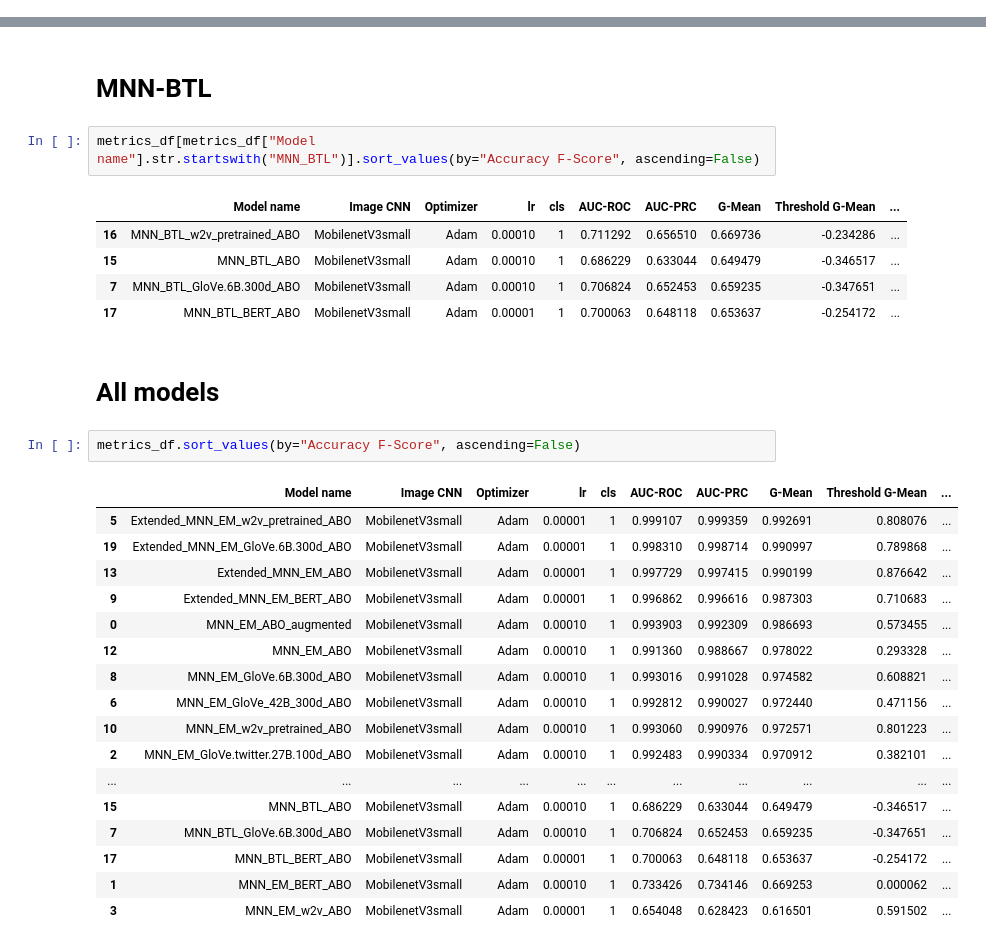
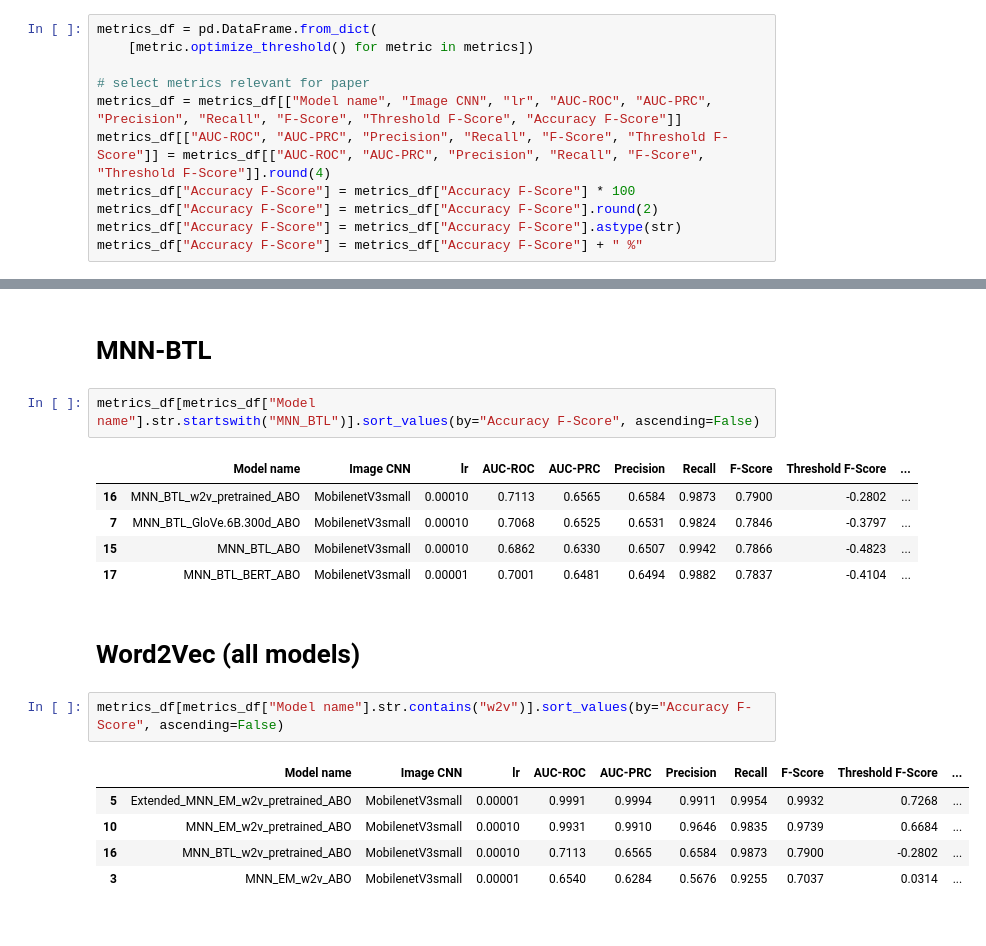
Before and after one commit to slacrum/multimodal_product_matching, a Jupyter notebook: notebooks/visualize_results_amazon.ipynb, the cells around one changed output, grey strips where cells are left out. Cells and saved outputs as stored; diff of their text form.

Commit message:
Refine visualization of results Added filtered results for each model

```diff
--- a/notebooks/visualize_results_amazon.ipynb
+++ b/notebooks/visualize_results_amazon.ipynb
@@ -94,0 +92,11 @@ metrics_df = pd.DataFrame.from_dict(
+# %%
+metrics_df = pd.DataFrame.from_dict(
+    [metric.optimize_threshold() for metric in metrics])
+
+# select metrics relevant for paper
+metrics_df = metrics_df[["Model name", "Image CNN", "lr", "AUC-ROC", "AUC-PRC", "Precision", "Recall", "F-Score", "Threshold F-Score", "Accuracy F-Score"]]
+metrics_df[["AUC-ROC", "AUC-PRC", "Precision", "Recall", "F-Score", "Threshold F-Score"]] = metrics_df[["AUC-ROC", "AUC-PRC", "Precision", "Recall", "F-Score", "Threshold F-Score"]].round(4)
+metrics_df["Accuracy F-Score"] = metrics_df["Accuracy F-Score"] * 100
+metrics_df["Accuracy F-Score"] = metrics_df["Accuracy F-Score"].round(2)
+metrics_df["Accuracy F-Score"] = metrics_df["Accuracy F-Score"].astype(str)
+metrics_df["Accuracy F-Score"] = metrics_df["Accuracy F-Score"] + " %"
@@ -125,30 +155,18 @@ metrics_df[metrics_df["Model name"].str.startswith("Extended_MNN_EM")].sort_valu
 # %%
 metrics_df[metrics_df["Model name"].str.startswith("MNN_BTL")].sort_values(by="Accuracy F-Score", ascending=False)
 # %% [output]
-|  | Model name | Image CNN | Optimizer | lr | cls | AUC-ROC | AUC-PRC | G-Mean | Threshold G-Mean | ... |
-| 16 | MNN_BTL_w2v_pretrained_ABO | MobilenetV3small | Adam | 0.00010 | 1 | 0.711292 | 0.656510 | 0.669736 | -0.234286 | ... |
-| 15 | MNN_BTL_ABO | MobilenetV3small | Adam | 0.00010 | 1 | 0.686229 | 0.633044 | 0.649479 | -0.346517 | ... |
-| 7 | MNN_BTL_GloVe.6B.300d_ABO | MobilenetV3small | Adam | 0.00010 | 1 | 0.706824 | 0.652453 | 0.659235 | -0.347651 | ... |
-| 17 | MNN_BTL_BERT_ABO | MobilenetV3small | Adam | 0.00001 | 1 | 0.700063 | 0.648118 | 0.653637 | -0.254172 | ... |
+|  | Model name | Image CNN | lr | AUC-ROC | AUC-PRC | Precision | Recall | F-Score | Threshold F-Score | ... |
+| 16 | MNN_BTL_w2v_pretrained_ABO | MobilenetV3small | 0.00010 | 0.7113 | 0.6565 | 0.6584 | 0.9873 | 0.7900 | -0.2802 | ... |
+| 7 | MNN_BTL_GloVe.6B.300d_ABO | MobilenetV3small | 0.00010 | 0.7068 | 0.6525 | 0.6531 | 0.9824 | 0.7846 | -0.3797 | ... |
+| 15 | MNN_BTL_ABO | MobilenetV3small | 0.00010 | 0.6862 | 0.6330 | 0.6507 | 0.9942 | 0.7866 | -0.4823 | ... |
+| 17 | MNN_BTL_BERT_ABO | MobilenetV3small | 0.00001 | 0.7001 | 0.6481 | 0.6494 | 0.9882 | 0.7837 | -0.4104 | ... |
 # %% [markdown]
-# All models
+# Word2Vec (all models)
 # %%
-metrics_df.sort_values(by="Accuracy F-Score", ascending=False)
+metrics_df[metrics_df["Model name"].str.contains("w2v")].sort_values(by="Accuracy F-Score", ascending=False)
 # %% [output]
-|  | Model name | Image CNN | Optimizer | lr | cls | AUC-ROC | AUC-PRC | G-Mean | Threshold G-Mean | ... |
-| 5 | Extended_MNN_EM_w2v_pretrained_ABO | MobilenetV3small | Adam | 0.00001 | 1 | 0.999107 | 0.999359 | 0.992691 | 0.808076 | ... |
-| 19 | Extended_MNN_EM_GloVe.6B.300d_ABO | MobilenetV3small | Adam | 0.00001 | 1 | 0.998310 | 0.998714 | 0.990997 | 0.789868 | ... |
-| 13 | Extended_MNN_EM_ABO | MobilenetV3small | Adam | 0.00001 | 1 | 0.997729 | 0.997415 | 0.990199 | 0.876642 | ... |
-| 9 | Extended_MNN_EM_BERT_ABO | MobilenetV3small | Adam | 0.00001 | 1 | 0.996862 | 0.996616 | 0.987303 | 0.710683 | ... |
-| 0 | MNN_EM_ABO_augmented | MobilenetV3small | Adam | 0.00010 | 1 | 0.993903 | 0.992309 | 0.986693 | 0.573455 | ... |
-| 12 | MNN_EM_ABO | MobilenetV3small | Adam | 0.00010 | 1 | 0.991360 | 0.988667 | 0.978022 | 0.293328 | ... |
-| 8 | MNN_EM_GloVe.6B.300d_ABO | MobilenetV3small | Adam | 0.00010 | 1 | 0.993016 | 0.991028 | 0.974582 | 0.608821 | ... |
-| 6 | MNN_EM_GloVe_42B_300d_ABO | MobilenetV3small | Adam | 0.00010 | 1 | 0.992812 | 0.990027 | 0.972440 | 0.471156 | ... |
-| 10 | MNN_EM_w2v_pretrained_ABO | MobilenetV3small | Adam | 0.00010 | 1 | 0.993060 | 0.990976 | 0.972571 | 0.801223 | ... |
-| 2 | MNN_EM_GloVe.twitter.27B.100d_ABO | MobilenetV3small | Adam | 0.00010 | 1 | 0.992483 | 0.990334 | 0.970912 | 0.382101 | ... |
-| ... | ... | ... | ... | ... | ... | ... | ... | ... | ... | ... |
-| 15 | MNN_BTL_ABO | MobilenetV3small | Adam | 0.00010 | 1 | 0.686229 | 0.633044 | 0.649479 | -0.346517 | ... |
-| 7 | MNN_BTL_GloVe.6B.300d_ABO | MobilenetV3small | Adam | 0.00010 | 1 | 0.706824 | 0.652453 | 0.659235 | -0.347651 | ... |
-| 17 | MNN_BTL_BERT_ABO | MobilenetV3small | Adam | 0.00001 | 1 | 0.700063 | 0.648118 | 0.653637 | -0.254172 | ... |
-| 1 | MNN_EM_BERT_ABO | MobilenetV3small | Adam | 0.00010 | 1 | 0.733426 | 0.734146 | 0.669253 | 0.000062 | ... |
-| 3 | MNN_EM_w2v_ABO | MobilenetV3small | Adam | 0.00001 | 1 | 0.654048 | 0.628423 | 0.616501 | 0.591502 | ... |
+|  | Model name | Image CNN | lr | AUC-ROC | AUC-PRC | Precision | Recall | F-Score | Threshold F-Score | ... |
+| 5 | Extended_MNN_EM_w2v_pretrained_ABO | MobilenetV3small | 0.00001 | 0.9991 | 0.9994 | 0.9911 | 0.9954 | 0.9932 | 0.7268 | ... |
+| 10 | MNN_EM_w2v_pretrained_ABO | MobilenetV3small | 0.00010 | 0.9931 | 0.9910 | 0.9646 | 0.9835 | 0.9739 | 0.6684 | ... |
+| 16 | MNN_BTL_w2v_pretrained_ABO | MobilenetV3small | 0.00010 | 0.7113 | 0.6565 | 0.6584 | 0.9873 | 0.7900 | -0.2802 | ... |
+| 3 | MNN_EM_w2v_ABO | MobilenetV3small | 0.00001 | 0.6540 | 0.6284 | 0.5676 | 0.9255 | 0.7037 | 0.0314 | ... |
```
Also changed, not shown: parts of 9 cells of this notebook, 2 other files.
